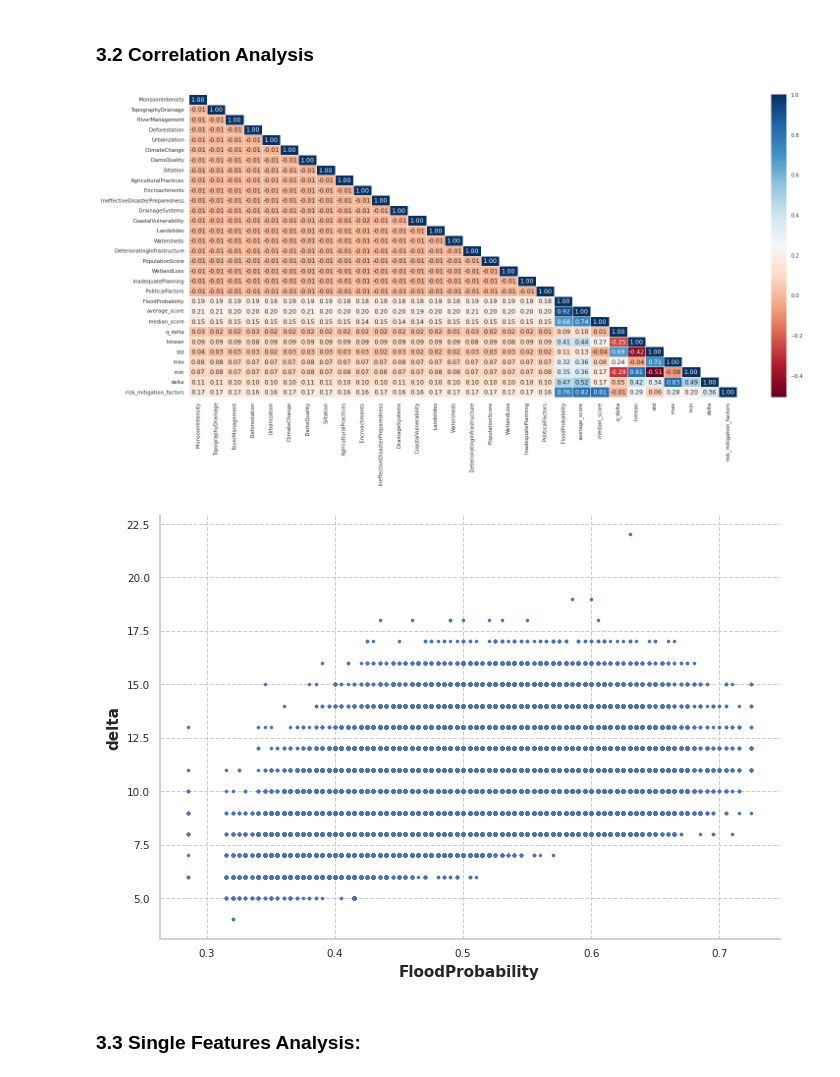
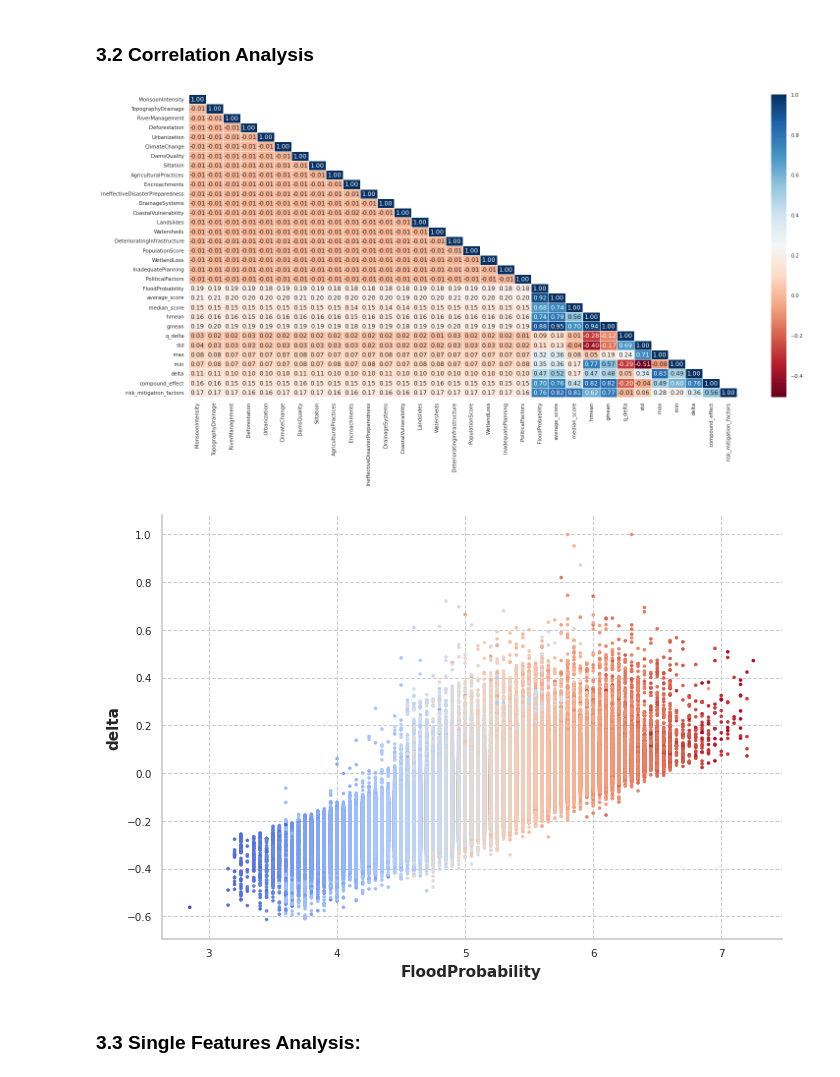
Before and after one commit to fabriziobasso/kaggle, a Jupyter notebook: S4E5_EDA.ipynb, the cells around one changed output. Cells and saved outputs as stored; diff of their text form; code cells hidden in the pictures.

```diff
--- a/S4E5_EDA.ipynb
+++ b/S4E5_EDA.ipynb
@@ -964,6 +1003,12 @@ test_df["average_score"] = test_df[features].mean(axis=1)
 
 train_df["median_score"] = train_df[features].median(axis=1)
 test_df["median_score"] = test_df[features].median(axis=1)
+
+train_df["hmean"] = hmean((train_df[features]+1),axis=1)
+test_df["hmean"] = hmean((test_df[features]+1),axis=1)
+
+train_df["gmean"] = gmean(train_df[features]+1,axis=1)#.prod(axis=1)**(1/len(features))
+test_df["gmean"] = gmean(test_df[features]+1,axis=1)#.prod(axis=1)**(1/len(features))
 
 #train_df["risk_factors"] = (train_df[features] > 4).sum(axis=1).values
 #test_df["risk_factors"] = (test_df[features] > 4).sum(axis=1).values
@@ -973,9 +1018,6 @@ test_df["median_score"] = test_df[features].median(axis=1)
 
 train_df['q_delta'] = train_df[features].quantile(0.80, axis=1)-train_df[features].quantile(0.20, axis=1)
 test_df['q_delta'] = test_df[features].quantile(0.80, axis=1)-test_df[features].quantile(0.20, axis=1)
-
-train_df["hmean"] = hmean(train_df[features],axis=1)
-test_df["hmean"] = hmean(test_df[features],axis=1)
 
 train_df['std'] = train_df[features].std(axis=1)
 test_df['std'] = test_df[features].std(axis=1)
@@ -989,6 +1031,9 @@ test_df['min'] = test_df[features].min(axis=1)
 train_df["delta"] = train_df["max"] - 22 + train_df["min"]
 test_df["delta"] = test_df["max"] - 22 +  test_df["min"]
 
+train_df["compound_effect"] = ((train_df[features]-6)**3).sum(axis=1).clip(upper=2000)#**(1/3)
+test_df["compound_effect"] = ((train_df[features]-6)**3).sum(axis=1).clip(upper=2000)#**(1/3)
+
 train_df["risk_mitigation_factors"] = (train_df[features] > 9).sum(axis=1).values-(train_df[features] < 5).sum(axis=1).values
 test_df["risk_mitigation_factors"] = (test_df[features] > 9).sum(axis=1).values-(test_df[features] < 5).sum(axis=1).values
 # %%
@@ -1088,15 +1151,15 @@ g = sns.heatmap(train_df.corr(),
                 )
 axs.grid(False)
 # %% [output]
-[figure, old version]
+[figure, new version]
 # %%
-plt.scatter(train_df["FloodProbability"], train_df["max"], s=5, cmap='coolwarm')
+plt.scatter(train_df["average_score"], train_df["compound_effect"]/2000, s=5, cmap='coolwarm', c=train_df["FloodProbability"])
 plt.xlabel('FloodProbability')
 plt.ylabel('delta')
 plt.grid(linestyle='--')
 plt.show()
 # %% [output]
-[figure, old version]
+[figure, new version]
 # %% [markdown]
 ### 3.3 Single Features Analysis:
 # %% [markdown]
```
Also changed, not shown: parts of 97 cells of this notebook.
